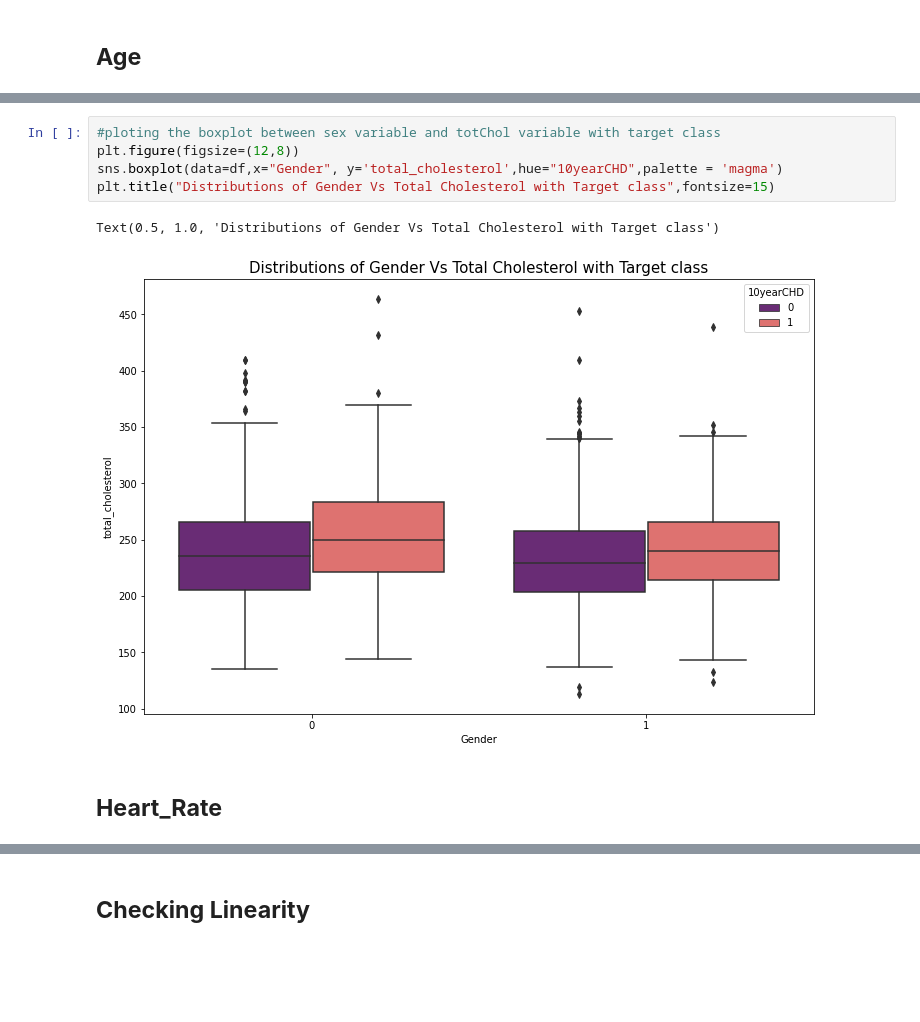
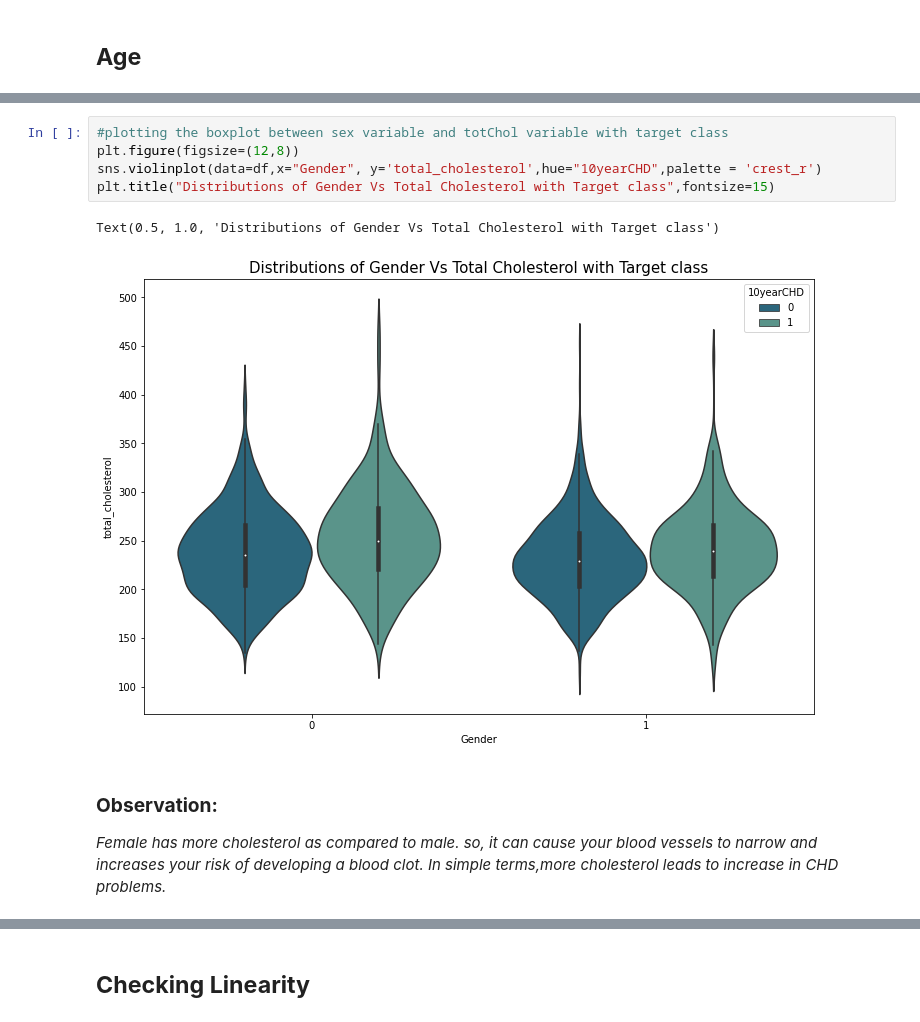
Before and after one commit to parulsharma098/Cardiovascular-Risk-Prediction, a Jupyter notebook: CARDIOVASCULAR_RISK_PREDICTION_CAPSTONE_III(Classification).ipynb, the cells around one changed output, grey strips where cells are left out. Cells and saved outputs as stored; diff of their text form; blank space fills up the shorter version.

```diff
--- a/CARDIOVASCULAR_RISK_PREDICTION_CAPSTONE_III(Classification).ipynb
+++ b/CARDIOVASCULAR_RISK_PREDICTION_CAPSTONE_III(Classification).ipynb
@@ -808,10 +898,13 @@ Text(0.5, 1.0, 'Distributions of BMI Vs Gender with Target class')
 # %%
-#ploting the boxplot between sex variable and totChol variable with target class
+#plotting the boxplot between sex variable and totChol variable with target class
 plt.figure(figsize=(12,8))
-sns.boxplot(data=df,x="Gender", y='total_cholesterol',hue="10yearCHD",palette = 'magma')
+sns.violinplot(data=df,x="Gender", y='total_cholesterol',hue="10yearCHD",palette = 'crest_r')
 plt.title("Distributions of Gender Vs Total Cholesterol with Target class",fontsize=15)
 # %% [output]
 Text(0.5, 1.0, 'Distributions of Gender Vs Total Cholesterol with Target class')
-[figure, old version]
+[figure, new version]
-# %% [markdown]
-## **Heart_Rate**
+# %% [markdown]
+### **Observation:**
+
+*Female has more cholesterol as compared to male. so, it can cause your blood vessels to narrow and increases your risk of developing a blood clot.*
+*In simple terms,more cholesterol leads to increase in CHD problems.*
```
Also changed, not shown: parts of 119 cells of this notebook.
